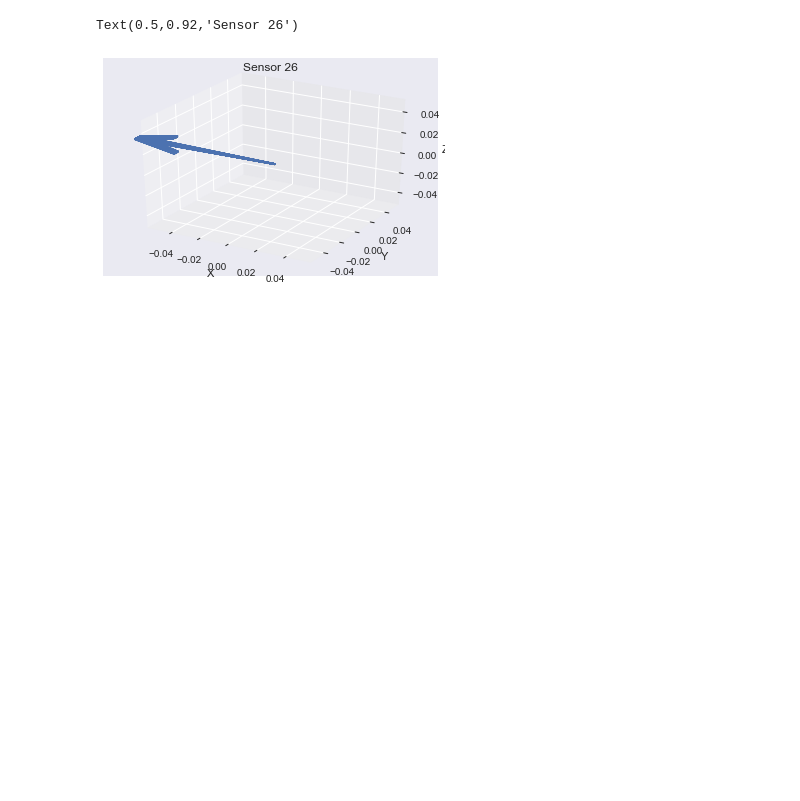
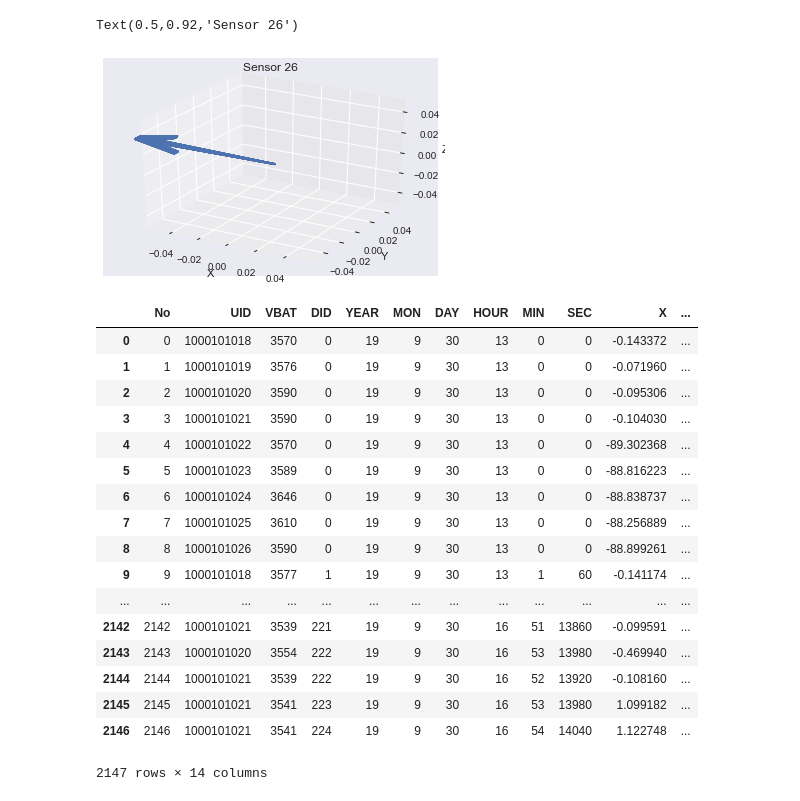
Before and after one commit to mehdig-exe/Third-Year-Project, a Jupyter notebook: Mehdi/Data Analysis.ipynb, the cells around one changed output. Saved outputs shown, nothing was run; the diff lists cells and outputs as text; code cells hidden in the pictures; blank space fills up the shorter version.

```diff
--- a/Mehdi/Data Analysis.ipynb
+++ b/Mehdi/Data Analysis.ipynb
@@ -248,3 +247,27 @@ ax.set_title('Sensor 26')
 # %% [output]
 Text(0.5,0.92,'Sensor 26')
 [figure]
+# %%
+df = pd.read_csv('Original-Data.csv',delimiter=',')
+df2 = df
+df2['SEC'] =60*( 60*df2['HOUR'] + df2['MIN'])-46800
+df2
+# %% [output]
+|  | No | UID | VBAT | DID | YEAR | MON | DAY | HOUR | MIN | SEC | X | ... |
+| 0 | 0 | 1000101018 | 3570 | 0 | 19 | 9 | 30 | 13 | 0 | 0 | -0.143372 | ... |
+| 1 | 1 | 1000101019 | 3576 | 0 | 19 | 9 | 30 | 13 | 0 | 0 | -0.071960 | ... |
+| 2 | 2 | 1000101020 | 3590 | 0 | 19 | 9 | 30 | 13 | 0 | 0 | -0.095306 | ... |
+| 3 | 3 | 1000101021 | 3590 | 0 | 19 | 9 | 30 | 13 | 0 | 0 | -0.104030 | ... |
+| 4 | 4 | 1000101022 | 3570 | 0 | 19 | 9 | 30 | 13 | 0 | 0 | -89.302368 | ... |
+| 5 | 5 | 1000101023 | 3589 | 0 | 19 | 9 | 30 | 13 | 0 | 0 | -88.816223 | ... |
+| 6 | 6 | 1000101024 | 3646 | 0 | 19 | 9 | 30 | 13 | 0 | 0 | -88.838737 | ... |
+| 7 | 7 | 1000101025 | 3610 | 0 | 19 | 9 | 30 | 13 | 0 | 0 | -88.256889 | ... |
+| 8 | 8 | 1000101026 | 3590 | 0 | 19 | 9 | 30 | 13 | 0 | 0 | -88.899261 | ... |
+| 9 | 9 | 1000101018 | 3577 | 1 | 19 | 9 | 30 | 13 | 1 | 60 | -0.141174 | ... |
+| ... | ... | ... | ... | ... | ... | ... | ... | ... | ... | ... | ... | ... |
+| 2142 | 2142 | 1000101021 | 3539 | 221 | 19 | 9 | 30 | 16 | 51 | 13860 | -0.099591 | ... |
+| 2143 | 2143 | 1000101020 | 3554 | 222 | 19 | 9 | 30 | 16 | 53 | 13980 | -0.469940 | ... |
+| 2144 | 2144 | 1000101021 | 3539 | 222 | 19 | 9 | 30 | 16 | 52 | 13920 | -0.108160 | ... |
+| 2145 | 2145 | 1000101021 | 3541 | 223 | 19 | 9 | 30 | 16 | 53 | 13980 | 1.099182 | ... |
+| 2146 | 2146 | 1000101021 | 3541 | 224 | 19 | 9 | 30 | 16 | 54 | 14040 | 1.122748 | ... |
+2147 rows × 14 columns
```
Also changed, not shown: parts of 1 cell of this notebook.
